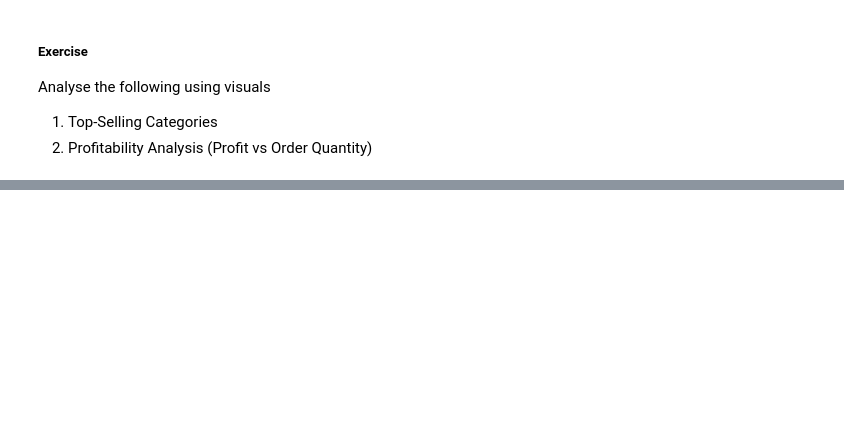
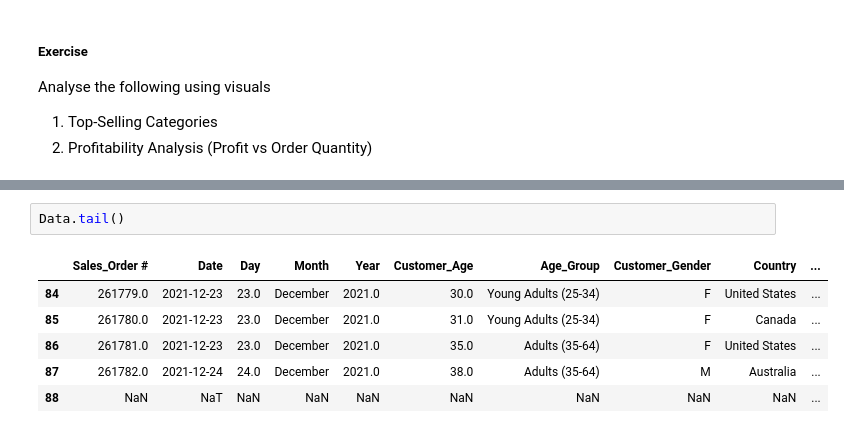
Before and after one commit to joyflorence/Data_visualisation-and-storytelling, a Jupyter notebook: Data Visualization.ipynb, the cells around one changed output, grey strips where cells are left out. Drawn from its saved outputs; the diff is of its cells as text; blank space fills up the shorter version.

```diff
--- a/Data Visualization.ipynb
+++ b/Data Visualization.ipynb
@@ -205,0 +208,9 @@ Analyse the following using visuals
+# %%
+Data.tail()
+# %% [output]
+|  | Sales_Order # | Date | Day | Month | Year | Customer_Age | Age_Group | Customer_Gender | Country | ... |
+| 84 | 261779.0 | 2021-12-23 | 23.0 | December | 2021.0 | 30.0 | Young Adults (25-34) | F | United States | ... |
+| 85 | 261780.0 | 2021-12-23 | 23.0 | December | 2021.0 | 31.0 | Young Adults (25-34) | F | Canada | ... |
+| 86 | 261781.0 | 2021-12-23 | 23.0 | December | 2021.0 | 35.0 | Adults (35-64) | F | United States | ... |
+| 87 | 261782.0 | 2021-12-24 | 24.0 | December | 2021.0 | 38.0 | Adults (35-64) | M | Australia | ... |
+| 88 | NaN | NaT | NaN | NaN | NaN | NaN | NaN | NaN | NaN | ... |
```
Also changed, not shown: parts of 15 cells of this notebook.
